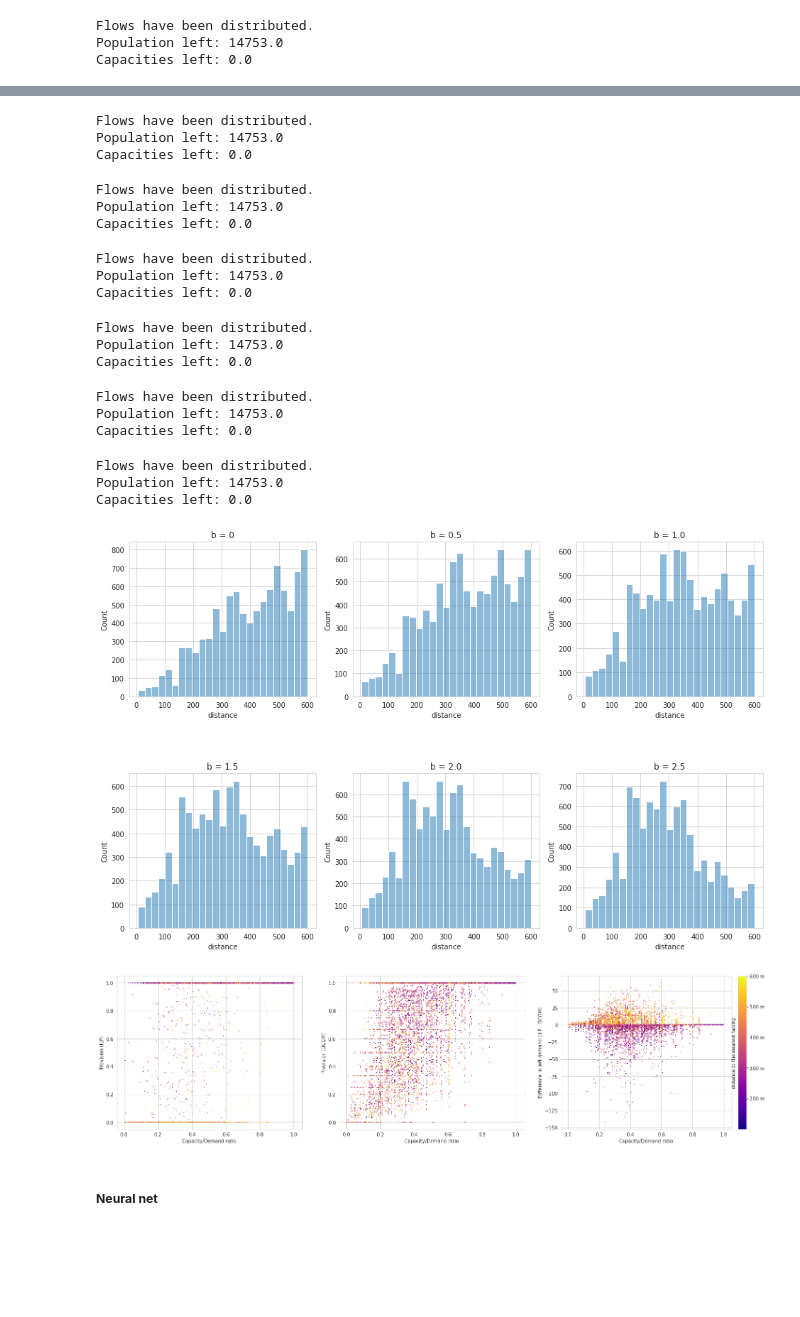
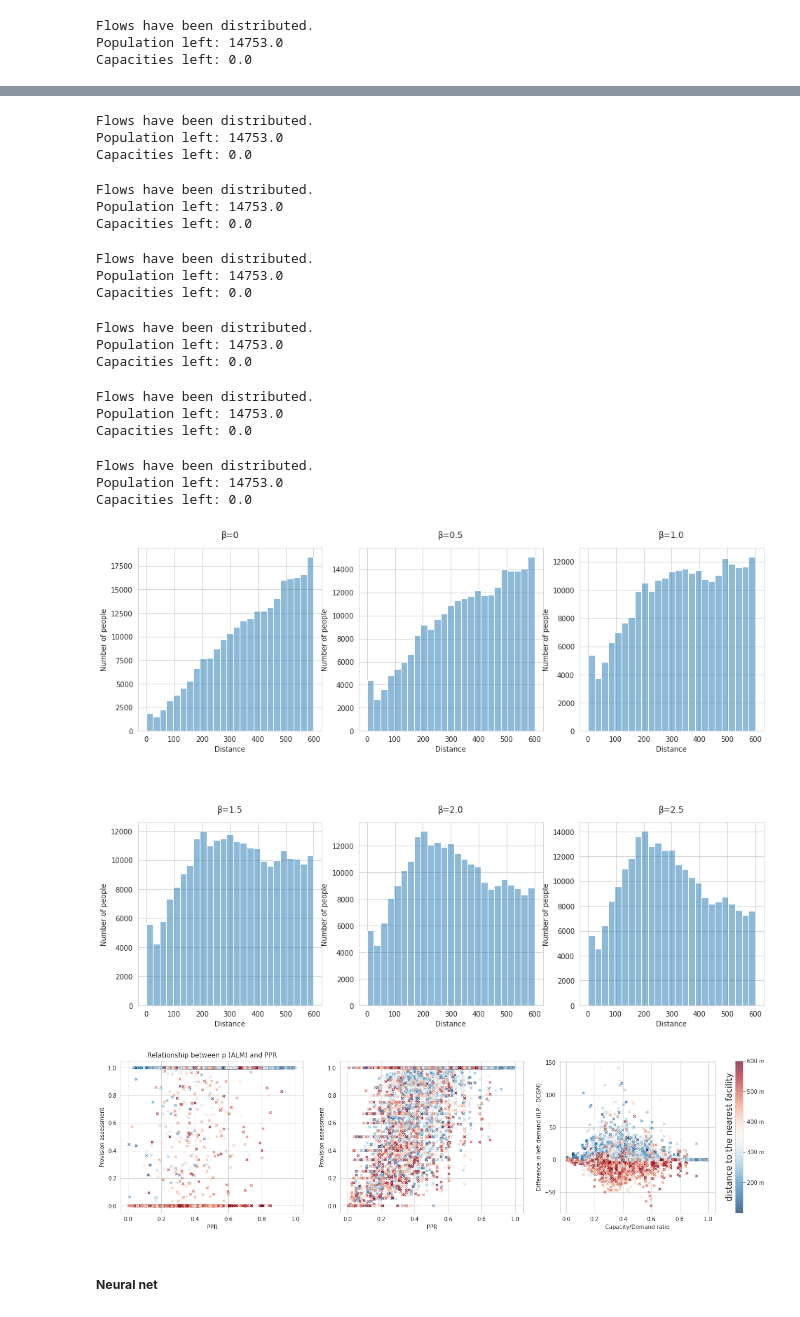
Before and after one commit to RitaMargari/urban-facilities-provision, a Jupyter notebook: main.ipynb, the cells around one changed output, grey strips where cells are left out. Cells and saved outputs as stored; diff of their text form; code cells hidden in the pictures; blank space fills up the shorter version.

```diff
--- a/main.ipynb
+++ b/main.ipynb
@@ -41,8 +67,9 @@ road_network = load_graph_geometry(network, node=True)
 # %%
 # model population-facilties interactions with ILP
 
+kindergarten_ca = 600 # kindergarten catchment area
 DM = calculate_distance_matrix(network, houses, facilities)
-OD_ILP = ilp_distribute(houses, facilities, DM, selection_range=600)
+OD_ILP = ilp_distribute(houses, facilities, DM, selection_range=kindergarten_ca)
 # %% [output]
 Flows have been distributed.
 Population left: 14753.0
@@ -55,7 +90,7 @@ OD_DCGM = dcgm_distribute(houses, facilities, DM)
 # %%
 #  model population-facilties interactions with custom DCGM
 
-OD_СDCGM = custom_dcgm_distribute(houses, facilities, DM, 600, p=0)
+OD_СDCGM = custom_dcgm_distribute(houses, facilities, DM, kindergarten_ca, p=0)
 # %% [output]
 Flows have been distributed.
 Population left: 14753.0
@@ -178,5 +223,5 @@ plt.show()
 # %%
-fig = plt.figure(figsize=(16, 10))
+fig = plt.figure(figsize=(16, 12))
 plt.subplots_adjust(hspace=0.5)
 gs = fig.add_gridspec(2,3)
 ax1 = fig.add_subplot(gs[0, 0])
@@ -188,7 +233,7 @@ ax6 = fig.add_subplot(gs[1, 2])
 
 p = 0
 
-houses_loc = houses[houses["municipality_id"].isin([88, 72, 21])]
+houses_loc = houses
 for i in range(1, 7):
     OD_СDCGM = custom_dcgm_distribute(houses, facilities, DM, 600, p=p)
 
@@ -197,14 +242,16 @@ for i in range(1, 7):
     flows_dcgm = OD_СDCGM[OD_СDCGM > 0][houses_loc.index].to_numpy().flatten()
     flows_dcgm = flows_dcgm[~np.isnan(flows_dcgm)]
 
-    f_dist_dcgm = pd.DataFrame({"distance": distances_dcgm[distances_dcgm<=600], "flows":flows_dcgm[distances_dcgm<=600]})
+    f_dist_dcgm = pd.DataFrame({"distance": distances_dcgm[distances_dcgm<=dist], "flows":flows_dcgm[distances_dcgm<=dist]})
 
     sns.histplot(data=f_dist_dcgm, x="distance", bins=25, alpha = 0.5, ax=locals()["ax" + str(i)], kde=False, weights='flows')
-    locals()["ax" + str(i)].set_title("b = " + str(p))
+    locals()["ax" + str(i)].set_title(f"β={str(p)}", pad=15)
+    locals()["ax" + str(i)].set_xlabel("Distance")
+    locals()["ax" + str(i)].set_ylabel("Number of people")
 
     p += 0.5
 
-plt.show()
+plt.savefig('distance_distribution.png', dpi=300)
 # %% [output]
 Flows have been distributed.
 Population left: 14753.0
@@ -224,4 +271,4 @@ Capacities left: 0.0
 Flows have been distributed.
 Population left: 14753.0
 Capacities left: 0.0
-[figure, old version]
+[figure, new version]
@@ -228,39 +283,37 @@ Capacities left: 0.0
 # %%
-diff = houses["left_demand_ilp"] - houses["left_demand_dcgm"]
-
-dm = (DM <= dist)
-demand_around = dm.progress_apply(lambda x: houses['demand'][dm.loc[facilities["capacity"][x].index].any()].sum())
-sum_capacity = dm.progress_apply(lambda x: facilities["capacity"][x].sum())
-ratio = sum_capacity / demand_around
-
-fig, (ax1, ax2, ax3) = plt.subplots(1, 3, figsize=(24, 6))
-color_palette = plt.cm.get_cmap("plasma")
+fig, (ax1, ax2, ax3) = plt.subplots(1, 3, figsize=(20, 5))
+color_palette = plt.cm.get_cmap("RdBu_r")
 distances = list(DM.min()[ratio < 1])
 color_pointer = [i / max(distances) for i in distances]
 
-ax1.set_xlabel("Capacity/Demand ratio")
-ax1.set_ylabel("Provision (ILP)")
-a = ax1.scatter(ratio[ratio < 1], houses["provision_ilp"][ratio < 1], c=color_pointer, cmap=color_palette, s=1)
-# ax1.legend(handles=a.legend_elements()[0], labels=color_class)
+ax1.set_xlabel("PPR")
+ax1.set_ylabel("Provision assessment")
+a = ax1.scatter(ratio[ratio < 1], houses["provision_ilp"][ratio < 1], c=color_pointer, cmap=color_palette, s=20, marker="x", alpha=0.7)
+ax1.set_title("Relationship between p (ALM) and PPR")
+ax1.tick_params(labelsize = 10)
 
-ax2.set_xlabel("Capacity/Demand ratio")
-ax2.set_ylabel("Provision (DCGM)")
-b = ax2.scatter(ratio[ratio < 1], houses["provision_dcgm"][ratio < 1], c=color_pointer, cmap=color_palette, s=1)
-# ax2.legend(handles=b.legend_elements()[0], labels=color_class)
+ax2.set_xlabel("PPR")
+ax2.set_ylabel("Provision assessment")
+b = ax2.scatter(ratio[ratio < 1], houses["provision_dcgm"][ratio < 1], c=color_pointer, cmap=color_palette, s=20, marker="x", alpha=0.7)
+ax2.tick_params(labelsize = 10)
 
 ax3.set_xlabel("Capacity/Demand ratio")
 ax3.set_ylabel("Difference in left demand (ILP - DCGM)")
-c = ax3.scatter(ratio[ratio < 1], diff[ratio < 1], c=color_pointer, cmap=color_palette, s=1)
+c = ax3.scatter(ratio[ratio < 1], -diff[ratio < 1], c=color_pointer, cmap=color_palette, s=20, marker="x", alpha=0.7)
+ax3.tick_params(labelsize = 10)
 
 divider = make_axes_locatable(ax3)
-cax = divider.append_axes('right', size='5%', pad=0.2)
+cax = divider.append_axes('right', size='5%', pad=0.5)
 
 cbar = fig.colorbar(a, cax=cax, orientation='vertical')
-cbar.set_label("distance to the nearest facility", labelpad=-70)
+cbar.set_label("distance to the nearest facility", labelpad=-70, size=15)
 cbar.set_ticklabels([str(d) + " m" for d in range(100, int(max(distances)) + 1, 100)])
-# ax3.legend(handles=c.legend_elements()[0], labels=color_class)
+for t in cbar.ax.get_yticklabels():
+     t.set_fontsize(10)
+
+plt.savefig('provision_assessment_relation.png', dpi=300)
 # %% [output]
-[figure, old version]
+[figure, new version]
 # %%
 # transform dfs to graphs networkx
 
```
Also changed, not shown: parts of 22 cells of this notebook, 5 other files.
